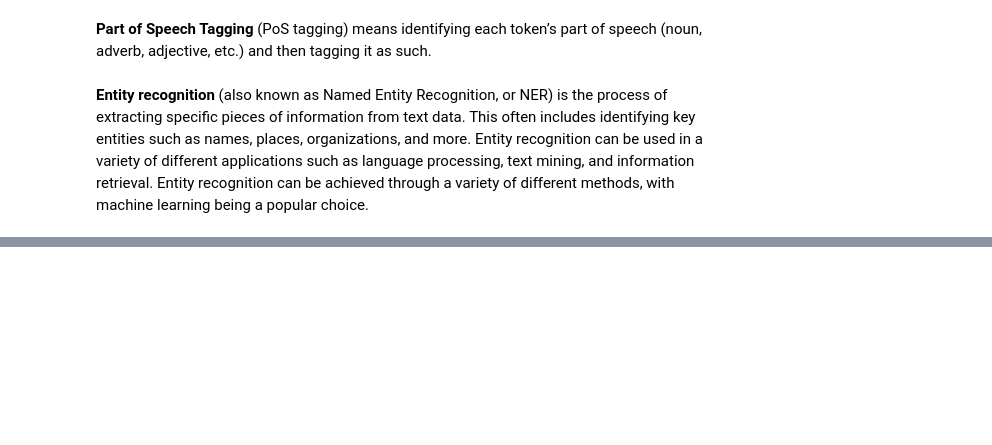
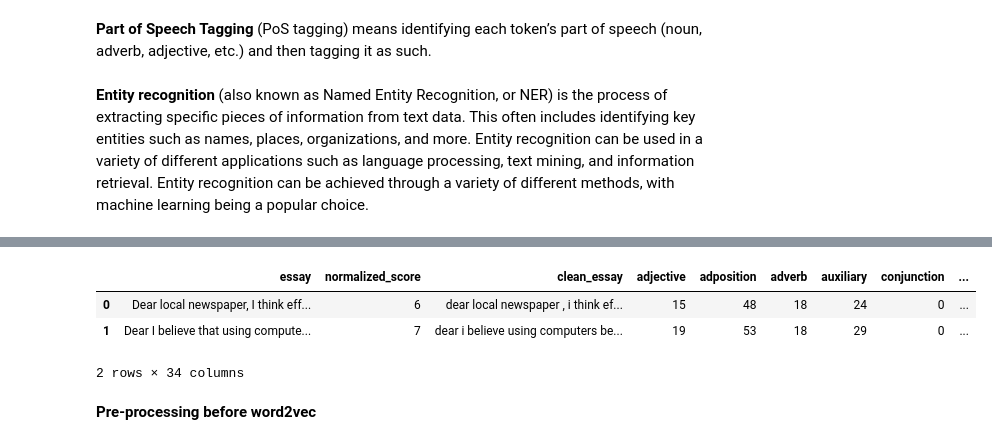
Before and after one commit to hypethral/robograder, a Jupyter notebook: src/robograder_lower.ipynb, the cells around one changed output, grey strips where cells are left out. Saved outputs shown, nothing was run; the diff lists cells and outputs as text; code cells hidden in the pictures; blank space fills up the shorter version.

```diff
--- a/src/robograder_lower.ipynb
+++ b/src/robograder_lower.ipynb
@@ -867,0 +837,7 @@ y_pred = rf.predict(X_test)
+# %%
+linear_regressor = pickle.load(open("Models/LRBagLower",'rb'))
+y_pred = linear_regressor.predict(X_test)
+print('Intercept:',linear_regressor.intercept_)
+print('Slope:', linear_regressor.coef_)
+print("Mean squared error: %.2f" % mean_squared_error(y_test, y_pred))
+print("y_pred: ", y_pred, "Y: ", Y)
@@ -867,0 +860,5 @@ y_pred = rf.predict(X_test)
+# %%
+svr = pickle.load(open('Models/SVRBagLower', 'rb'))
+y_pred=svr.predict(X_test)
+print("Mean squared error:%.2f"%mean_squared_error(y_test,y_pred))
+print("y_pred: ", y_pred, "Y: ", Y)
@@ -868,7 +879,7 @@ y_pred = rf.predict(X_test)
 # %%
+rf = pickle.load(open('Models/RFBagLower', 'rb'))
 y_pred = rf.predict(X_test)
 r2 = r2_score(y_test, y_pred)
-
 # Evaluating the model using MAE Evaluation Metric
 print("Mean absoute error: ", mean_absolute_error(y_test, y_pred))
 print("Mean squared error: %.2f" % mean_squared_error(y_test, y_pred))
@@ -881,0 +895,47 @@ y_pred:  [6.41 5.14 5.63 ... 6.   4.14 8.46] Y:  [6 7 5 ... 6 7 5]
+# %%
+# It then reads the CSV file and drops the 'Unnamed: 0' column.
+# The head() function then displays the first five rows of the DataFrame.
+
+# Data manipulation(cleaning), Plot
+import numpy as np
+import pandas as pd
+import matplotlib.pyplot as plt
+import seaborn as sns
+
+# Pre-processing
+import nltk
+from nltk.corpus import stopwords; # nltk.download('stopwords');
+from nltk import tokenize
+from nltk import pos_tag
+from nltk.tokenize import word_tokenize; # nltk.download('punkt'); nltk.download('averaged_perceptron_tagger');
+import re
+from spellchecker import SpellChecker
+from collections import Counter
+
+# Prep ML - Split
+from sklearn.feature_extraction.text import CountVectorizer
+from sklearn.model_selection import train_test_split
+
+# ML models
+from sklearn.linear_model import LinearRegression
+from sklearn.metrics import r2_score,mean_absolute_error,mean_squared_error
+from sklearn.ensemble import RandomForestRegressor
+import pickle
+from sklearn.model_selection import RandomizedSearchCV
+from scipy.stats import randint
+from sklearn.svm import SVR
+
+myDataset = pd.read_csv("myFeaturesLower.csv")
+myDataset.drop('Unnamed: 0',inplace=True,axis=1)
+myDataset.head(2)
+# y = myDataset['normalized_score']
+# myDataset.drop('normalized_score',inplace=True,axis=1)
+# X=myDataset
+# X.head(2)
+# %% [output]
+|  | essay | normalized_score | clean_essay | adjective | adposition | adverb | auxiliary | conjunction | ... |
+| 0 | Dear local newspaper, I think eff... | 6 | dear local newspaper , i think ef... | 15 | 48 | 18 | 24 | 0 | ... |
+| 1 | Dear I believe that using compute... | 7 | dear i believe using computers be... | 19 | 53 | 18 | 29 | 0 | ... |
+2 rows × 34 columns
+# %% [markdown]
+**Pre-processing before word2vec**
```
Also changed, not shown: parts of 39 cells of this notebook, 11 other files.
